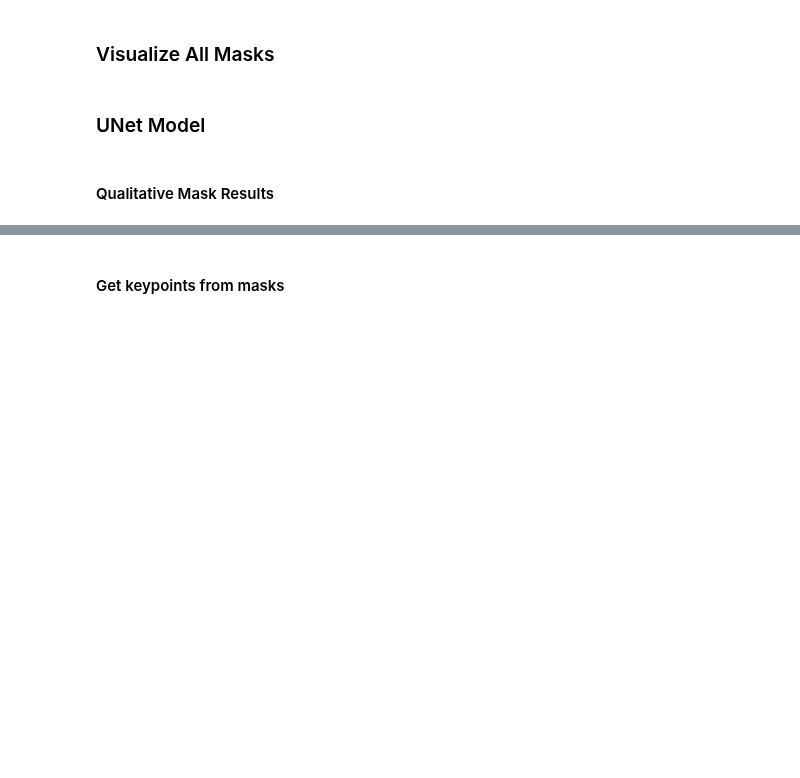
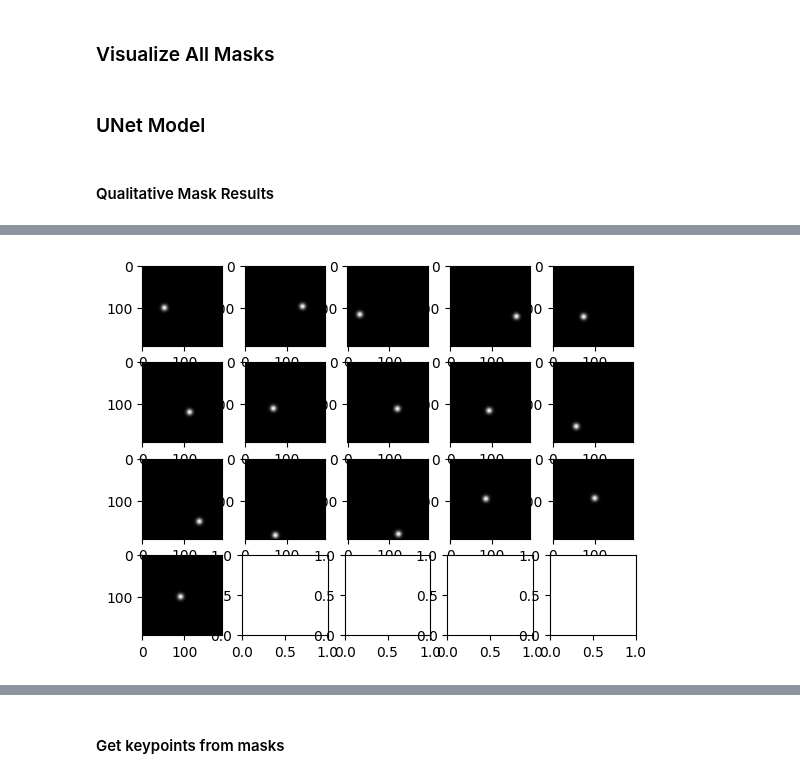
Before and after one commit to gibsonx/tf_skeleton, a Jupyter notebook: 20241127_hm_regression_prelim.ipynb, the cells around one changed output, grey strips where cells are left out. Drawn from its saved outputs; the diff is of its cells as text; code cells hidden in the pictures; blank space fills up the shorter version.

```diff
--- a/20241127_hm_regression_prelim.ipynb
+++ b/20241127_hm_regression_prelim.ipynb
@@ -741,7 +746,7 @@ def show_keypoints(batch_imgs, batch_labels, nrows, ncols, predictions=None):
 # %% [markdown]
 ### Visualize All Masks
 # %%
-def showAllMasks(img_mask, nrows=3, ncols=5):
+def showAllMasks(width,img_mask, nrows=4, ncols=5):
 
     fig, axes = plt.subplots(nrows=nrows, ncols=ncols)
 
@@ -778,6 +788,8 @@ show_masks(imgs[0:3], masks[0:3], nrows=3, ncols=3, include_preds=True, predicti
 # %%
 gt_mask = masks[1]
-gt_mask = np.reshape(gt_mask, newshape=(96,96,15))
-showAllMasks(gt_mask)
+gt_mask = np.reshape(gt_mask, newshape=(width,width,num_kps))
+showAllMasks(width, gt_mask)
+# %% [output]
+[figure, added]
 # %%
 pred_mask = preds[1]
```
Also changed, not shown: parts of 11 cells of this notebook.
